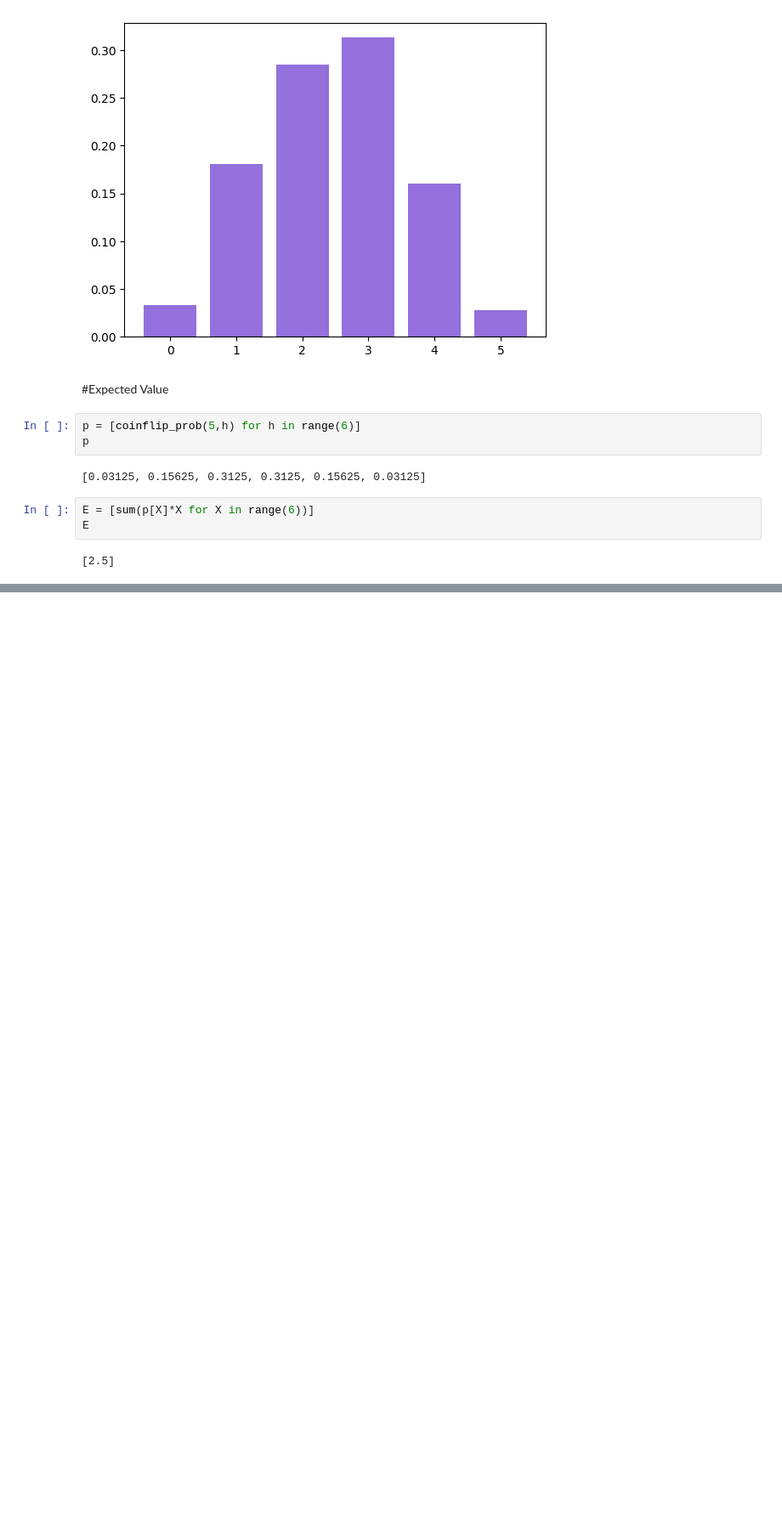
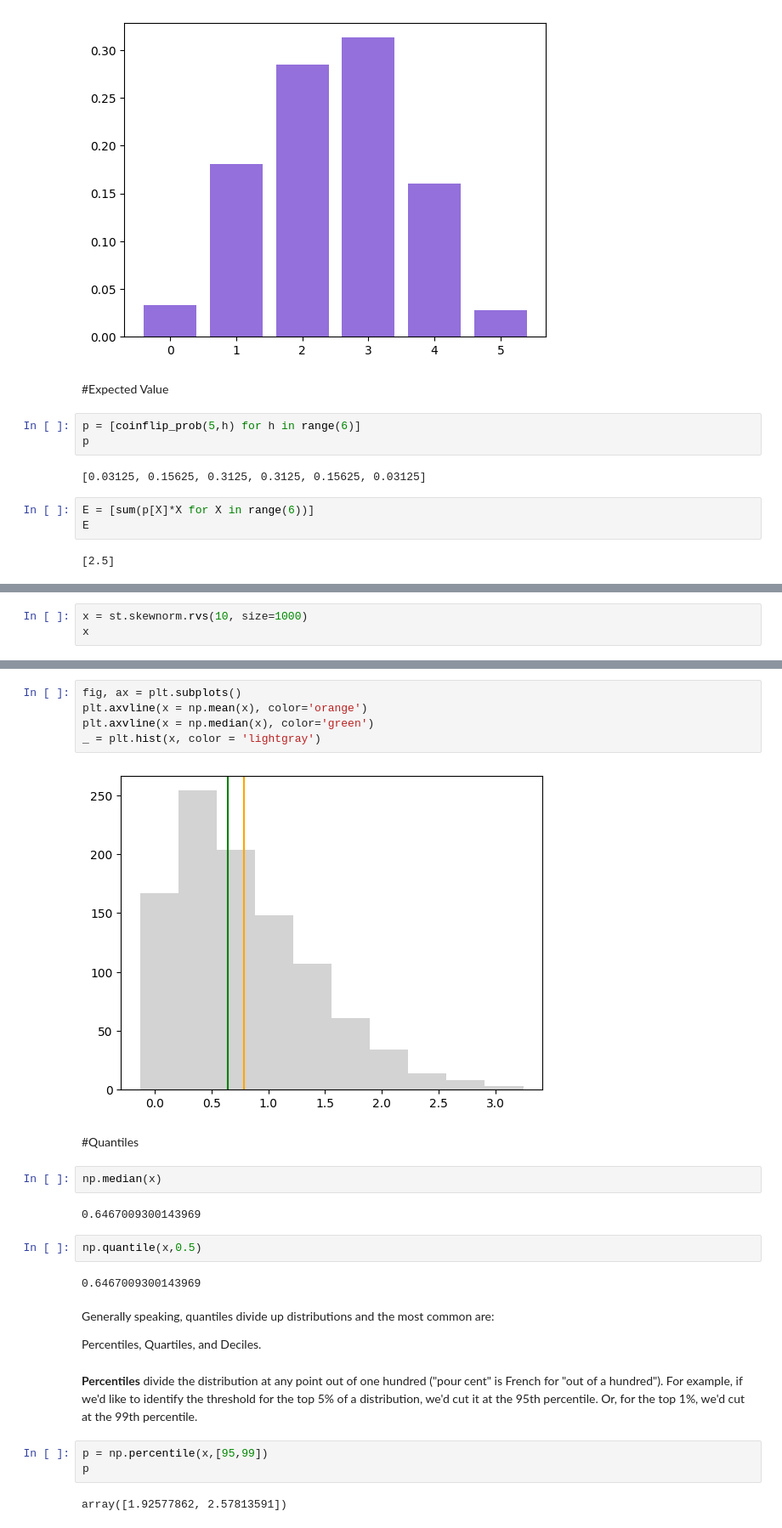
Before and after one commit to Krisho1/Machine-Learning-Foundations-Math-Probability-Statistics-and-Computer-Science-Python-Codes-, a Jupyter notebook: Probablity.ipynb, the cells around one changed output, grey strips where cells are left out. Shown at 85% size. Drawn from its saved outputs; the diff is of its cells as text; blank space fills up the shorter version.

```diff
--- a/Probablity.ipynb
+++ b/Probablity.ipynb
@@ -98,0 +166,3 @@ E
+# %%
+x = st.skewnorm.rvs(10, size=1000)
+x
@@ -98,0 +187,30 @@ E
+# %%
+fig, ax = plt.subplots()
+plt.axvline(x = np.mean(x), color='orange')
+plt.axvline(x = np.median(x), color='green')
+_ = plt.hist(x, color = 'lightgray')
+# %% [output]
+[figure, added]
+# %% [markdown]
+#Quantiles
+# %%
+np.median(x)
+# %% [output]
+0.6467009300143969
+# %%
+np.quantile(x,0.5)
+# %% [output]
+0.6467009300143969
+# %% [markdown]
+Generally speaking, quantiles divide up distributions and the most common are:
+
+Percentiles,
+Quartiles, and
+Deciles.
+# %% [markdown]
+**Percentiles** divide the distribution at any point out of one hundred ("pour cent" is French for "out of a hundred"). For example, if we'd like to identify the threshold for the top 5% of a distribution, we'd cut it at the 95th percentile. Or, for the top 1%, we'd cut at the 99th percentile.
+# %%
+p = np.percentile(x,[95,99])
+p
+# %% [output]
+array([1.92577862, 2.57813591])
```
Also changed, not shown: parts of 82 cells of this notebook.
